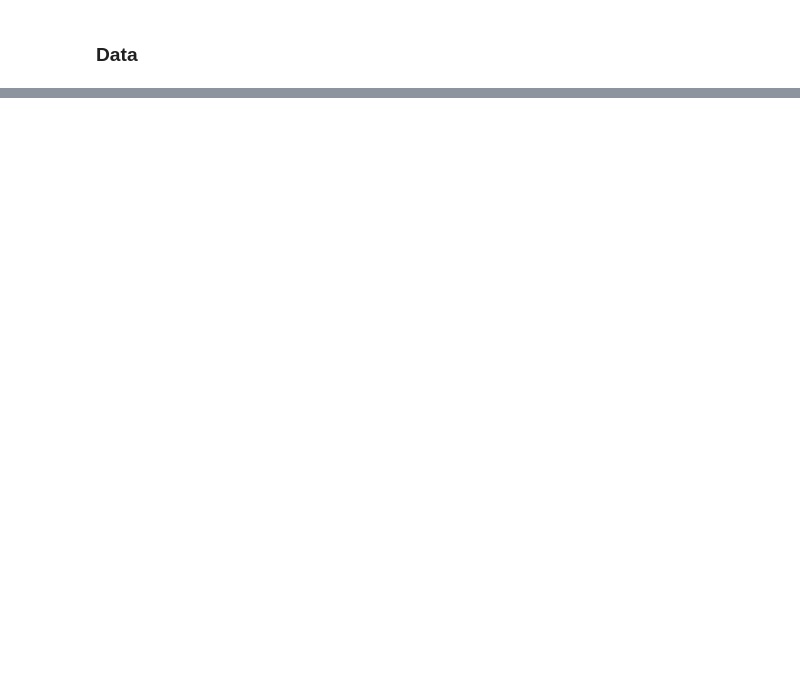
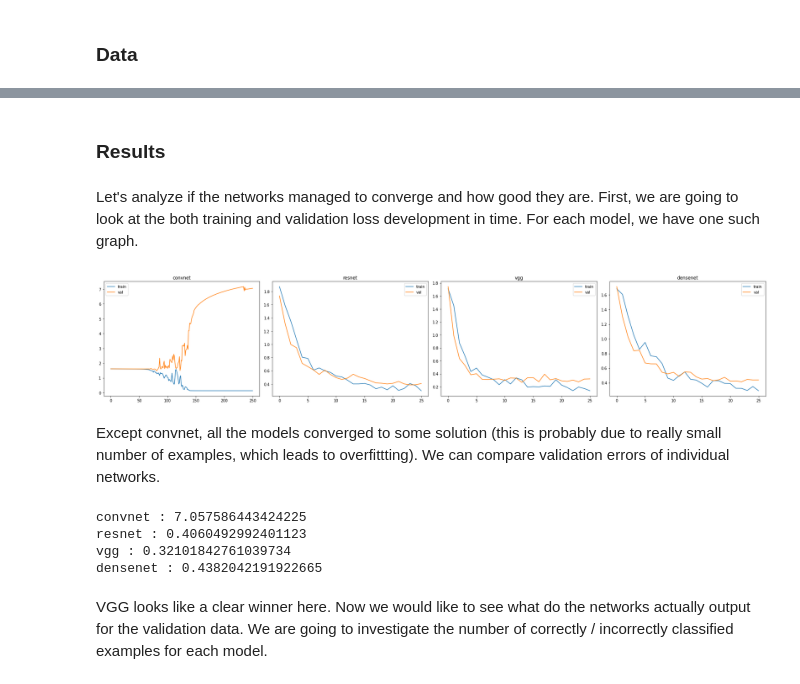
Before and after one commit to rumaak/simple_image_classification, a Jupyter notebook: notebooks/training.ipynb, the cells around one changed output, grey strips where cells are left out. Drawn from its saved outputs; the diff is of its cells as text; code cells hidden in the pictures; blank space fills up the shorter version.

Commit message:
Training, eval, finish

```diff
--- a/notebooks/training.ipynb
+++ b/notebooks/training.ipynb
@@ -37,0 +95,7 @@ device = torch.device("cuda:0" if torch.cuda.is_available() else "cpu")
+# %%
+model_names = [
+    'convnet',
+    'resnet',
+    'vgg',
+    'densenet'
+]
@@ -37,0 +104,4 @@ device = torch.device("cuda:0" if torch.cuda.is_available() else "cpu")
+# %%
+def set_parameter_requires_grad(model):
+    for param in model.parameters():
+        param.requires_grad = False
@@ -37,0 +216,4 @@ device = torch.device("cuda:0" if torch.cuda.is_available() else "cpu")
+# %%
+networks = []
+for m_name in model_names:
+    networks.append(get_pretrained_model(m_name))
@@ -37,0 +254,20 @@ device = torch.device("cuda:0" if torch.cuda.is_available() else "cpu")
+# %%
+epochs_conf = {
+    'convnet': 250,
+    'resnet': 25,
+    'vgg': 25,
+    'densenet': 25
+}
+
+loss_fn = nn.CrossEntropyLoss()
+
+loss_train = dict()
+loss_val = dict()
+for idx, model in enumerate(networks):
+    print("Training model:", model_names[idx])
+    optimizer = optimizers[idx]
+    num_epochs = epochs_conf[model_names[idx]]
+    lt, lv = train(model, dataloaders_dict, loss_fn, optimizer, num_epochs)
+
+    loss_train[model_names[idx]] = lt
+    loss_val[model_names[idx]] = lv
@@ -37,0 +292,28 @@ device = torch.device("cuda:0" if torch.cuda.is_available() else "cpu")
+# %% [markdown]
+### Results
+# %% [markdown]
+Let's analyze if the networks managed to converge and how good they are. First, we are going to look at the both training and validation loss development in time. For each model, we have one such graph.
+# %%
+fig, axes = plt.subplots(nrows=1, ncols=4, figsize=(25,5))
+for idx, name in enumerate(model_names):
+    axes[idx].plot(loss_train[name], label="train")
+    axes[idx].plot(loss_val[name], label="val")
+    axes[idx].legend()
+    axes[idx].set_title(name)
+
+fig.tight_layout()
+# %% [output]
+[figure, added]
+# %% [markdown]
+Except convnet, all the models converged to some solution (this is probably due to really small number of examples, which leads to overfittting).
+We can compare validation errors of individual networks.
+# %%
+for name in model_names:
+    print(name, ":", loss_val[name][-1])
+# %% [output]
+convnet : 7.057586443424225
+resnet : 0.4060492992401123
+vgg : 0.32101842761039734
+densenet : 0.4382042191922665
+# %% [markdown]
+VGG looks like a clear winner here. Now we would like to see what do the networks actually output for the validation data. We are going to investigate the number of correctly / incorrectly classified examples for each model.
```
Also changed, not shown: parts of 26 cells of this notebook, 1 other file.
